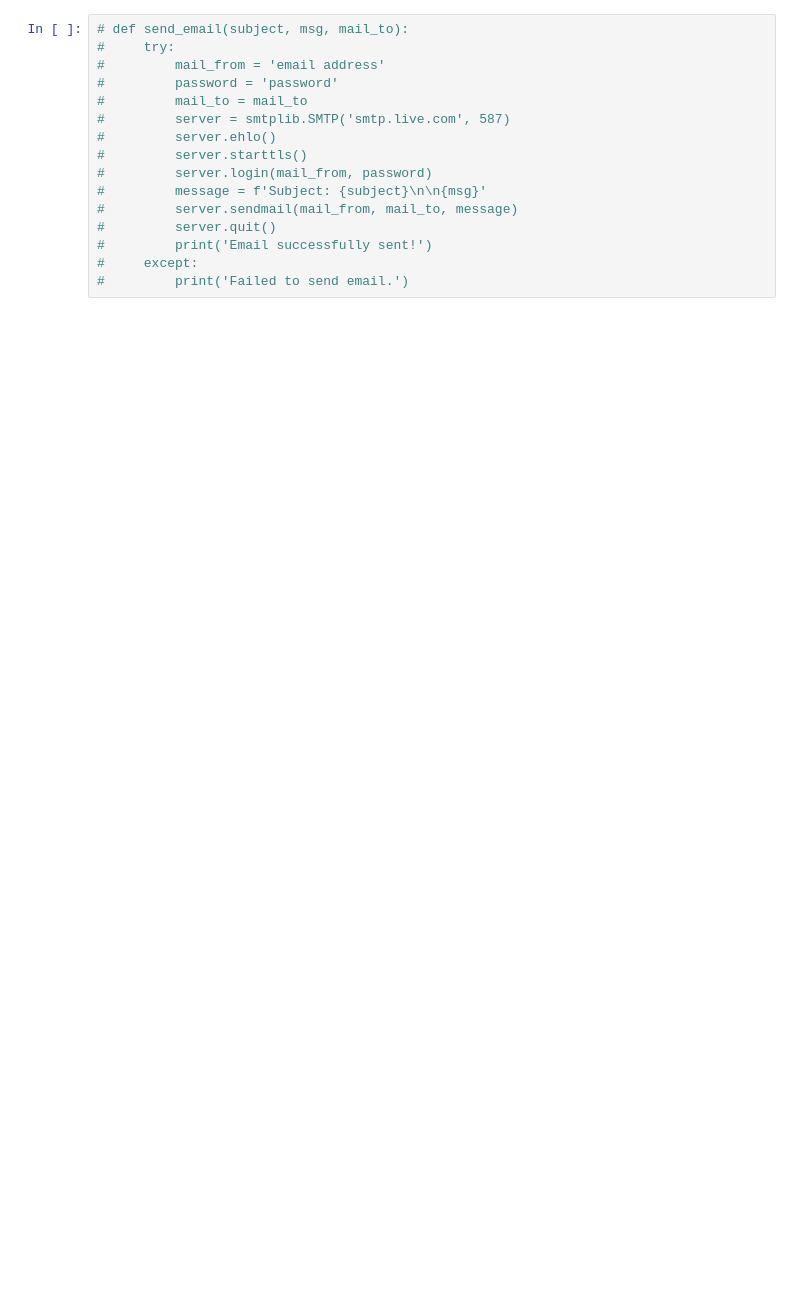
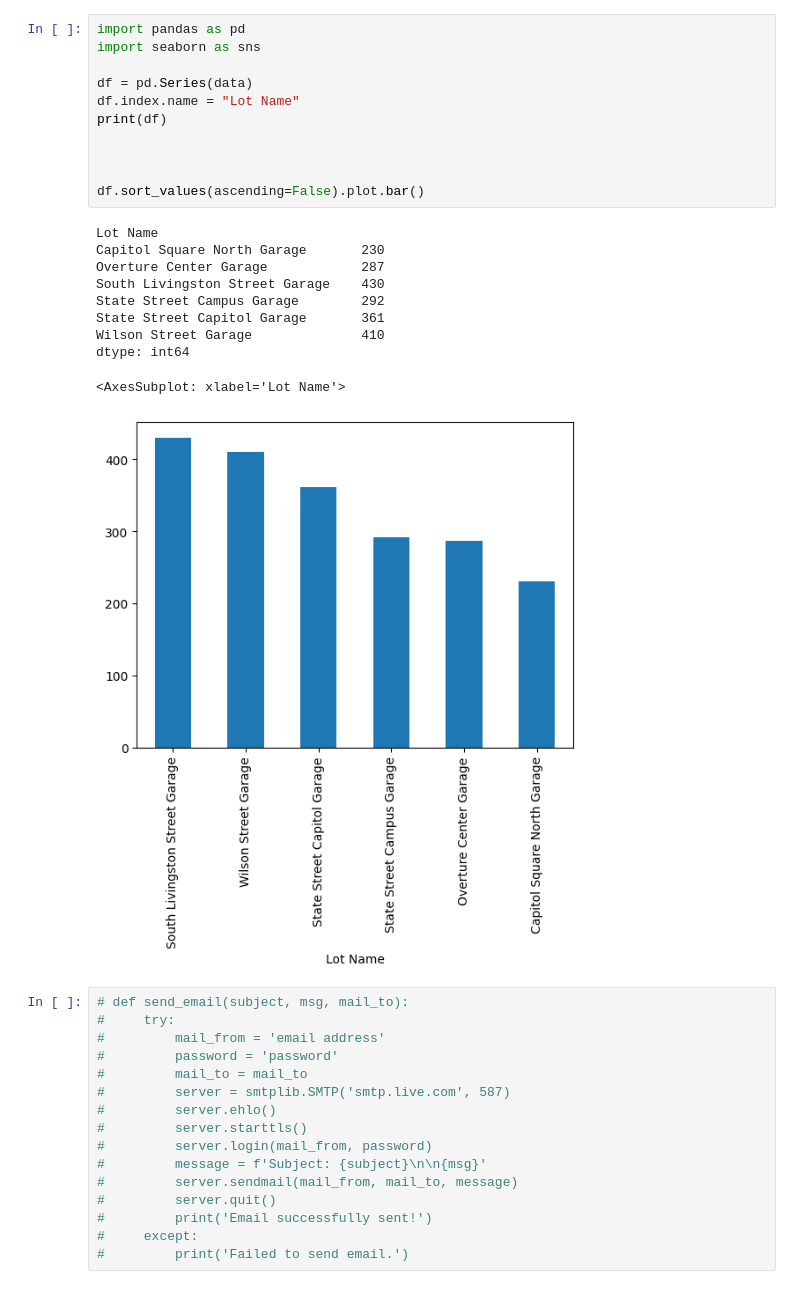
Before and after one commit to shanenathanielkennedy/park, a Jupyter notebook: dev.ipynb, the cells around one changed output. Cells and saved outputs as stored; diff of their text form; blank space fills up the shorter version.

Commit message:
db and plot

```diff
--- a/dev.ipynb
+++ b/dev.ipynb
@@ -19,6 +18,28 @@ data = {d["name"]:d["vacant_stalls"] for d in json_data if d["name"] not in unwa
 print(data)
 # %% [output]
 {'Capitol Square North Garage': 230, 'Overture Center Garage': 287, 'South Livingston Street Garage': 430, 'State Street Campus Garage': 292, 'State Street Capitol Garage': 361, 'Wilson Street Garage' ...
+# %%
+import pandas as pd
+import seaborn as sns
+
+df = pd.Series(data)
+df.index.name = "Lot Name"
+print(df)
+
+
+
+df.sort_values(ascending=False).plot.bar()
+# %% [output]
+Lot Name
+Capitol Square North Garage       230
+Overture Center Garage            287
+South Livingston Street Garage    430
+State Street Campus Garage        292
+State Street Capitol Garage       361
+Wilson Street Garage              410
+dtype: int64
+<AxesSubplot: xlabel='Lot Name'>
+[figure, added]
 # %%
 # def send_email(subject, msg, mail_to):
 #     try:
```
Also changed, not shown: parts of 1 cell of this notebook.
